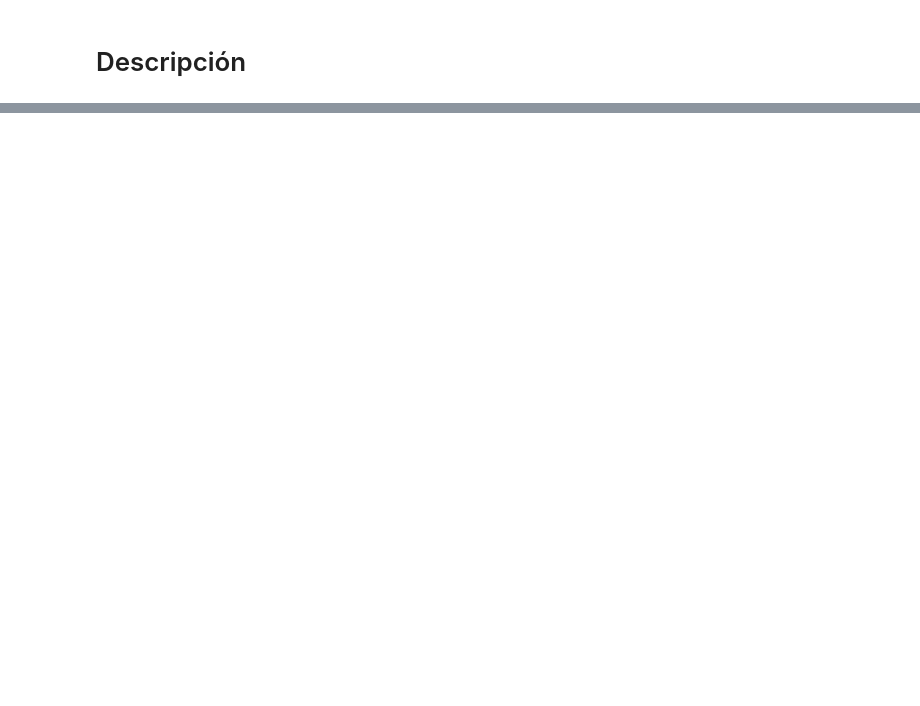
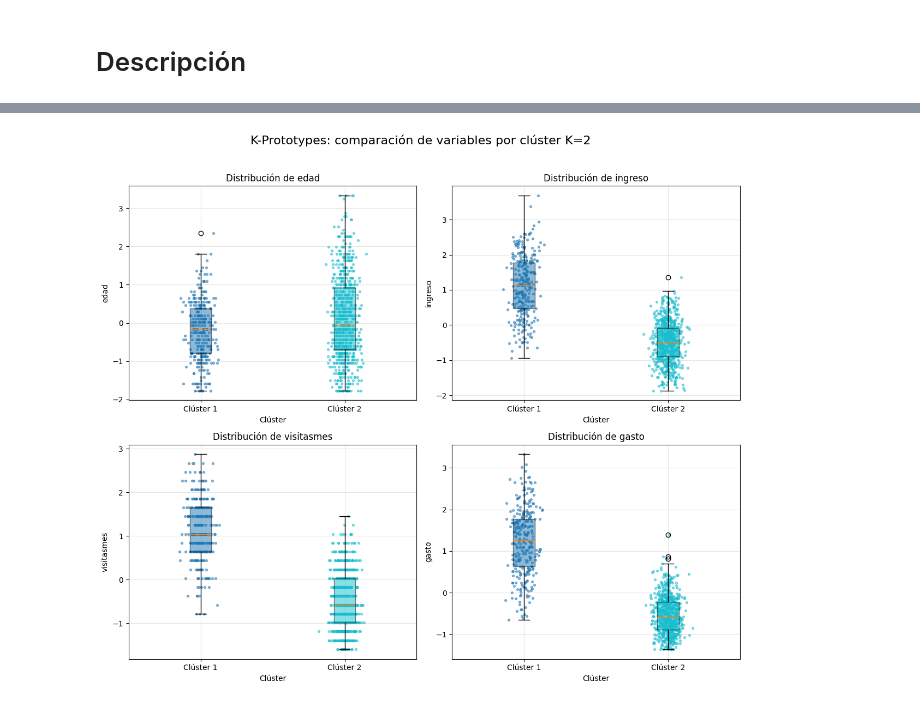
Before and after one commit to rpizarrog/Libro-Aprendizaje-Automatico.-Casos-de-Estudio-con-R-y-Python, a Jupyter notebook: Python NoteBooks/K_Prototypes_para_datos_de_comportamiento_de_compras_de_clientes.ipynb, the cells around one changed output, grey strips where cells are left out. Saved outputs shown, nothing was run; the diff lists cells and outputs as text; code cells hidden in the pictures; blank space fills up the shorter version.

```diff
--- a/Python NoteBooks/K_Prototypes_para_datos_de_comportamiento_de_compras_de_clientes.ipynb
+++ b/Python NoteBooks/K_Prototypes_para_datos_de_comportamiento_de_compras_de_clientes.ipynb
@@ -39,0 +89,15 @@ Se evalúa el menor costo de similitud para sugerir el mejor modelo habiendo imp
+# %%
+resultado = f_estandarizar_escalar(
+    datos = datos,
+    variables_numericas = variables_numericas
+)
+
+escalador_est = resultado["escalador_est"] # Se necesita el escalador
+# escalador_minmax = resultado["escalador_minmax"]
+
+datos_estandarizados = resultado["datos_estandarizados"]
+# datos_escalados = resultado["datos_escalados"]
+
+datos_kprototypes = datos_estandarizados.copy()
+datos_kprototypes[variables_categoricas] = datos[variables_categoricas].copy()
+f_visualizar_head_tail_reducido(datos_kprototypes)
@@ -39,0 +191,12 @@ Se evalúa el menor costo de similitud para sugerir el mejor modelo habiendo imp
+# %%
+f_diagramas_cajas(
+    datos=datos_kprototypesK2,
+    variable_cluster="cluster_prototype",
+    variables=variables_numericas,
+    titulo="K-Prototypes: comparación de variables por clúster K=2",
+    ncol=2
+)
+
+plt.show()
+# %% [output]
+[figure, added]
```
Also changed, not shown: parts of 46 cells of this notebook.
